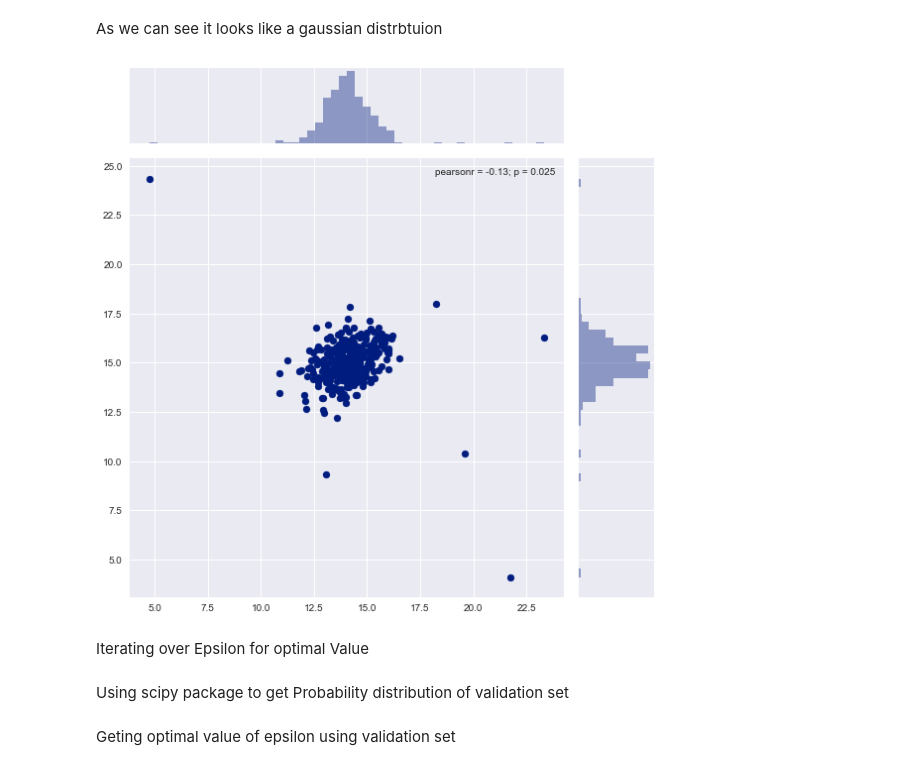
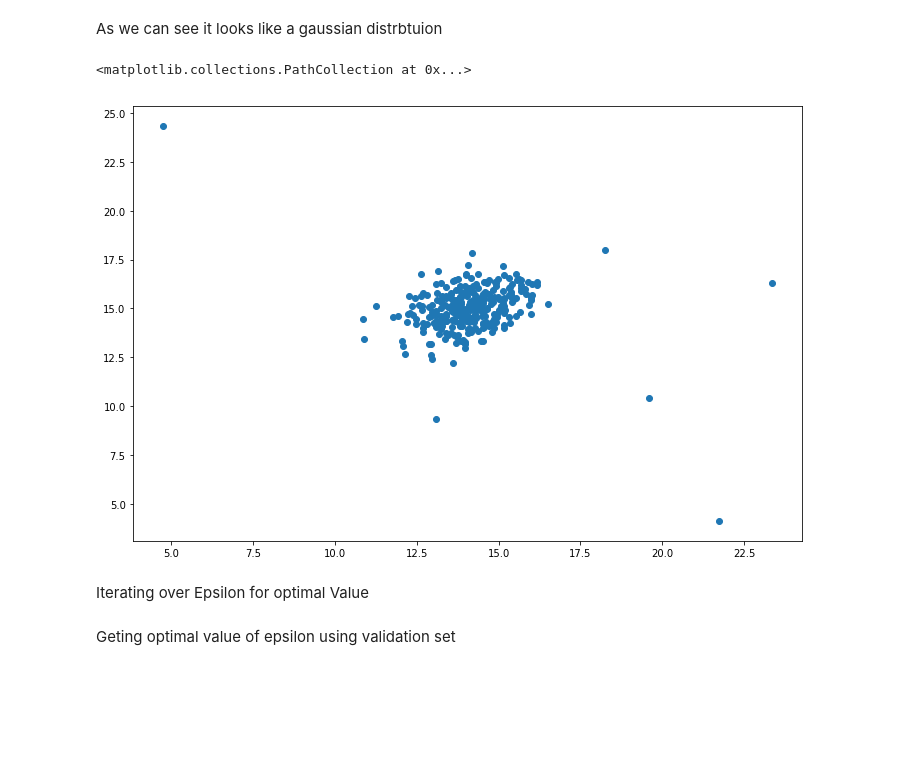
Before and after one commit to rajarshikhare/machine-learning-from-scratch, a Jupyter notebook: Enomaly_detection.ipynb, the cells around one changed output. Saved outputs shown, nothing was run; the diff lists cells and outputs as text; code cells hidden in the pictures; blank space fills up the shorter version.

```diff
--- a/Enomaly_detection.ipynb
+++ b/Enomaly_detection.ipynb
@@ -18,10 +15,12 @@ Xval = data['Xval']
 Yval = data['yval']
 # %% [markdown]
 As we can see it looks like a gaussian distrbtuion
-# %%
-j = sns.jointplot(X[:,0], X[:,1], size=8)
-# %% [output]
-[figure, removed]
+# %%
+plt.figure(figsize=(12,8))
+plt.scatter(X[:,0], X[:,1])
+# %% [output]
+<matplotlib.collections.PathCollection at 0x...>
+[figure, added]
 # %%
 def estimateGaussian(X):
     mean_X = np.sum(X, axis = 0)/len(X)
@@ -53,5 +52,3 @@ def select_Threshold(Pval, Yval):
             best_epsilon = epsilon
 
     return [best_epsilon, best_F1]
-# %% [markdown]
-Using scipy package to get Probability distribution of validation set
```
Also changed, not shown: parts of 9 cells of this notebook.
